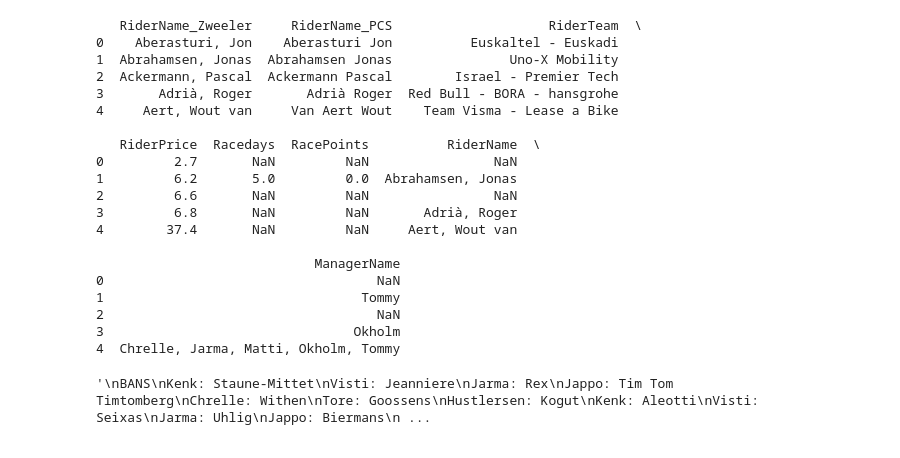
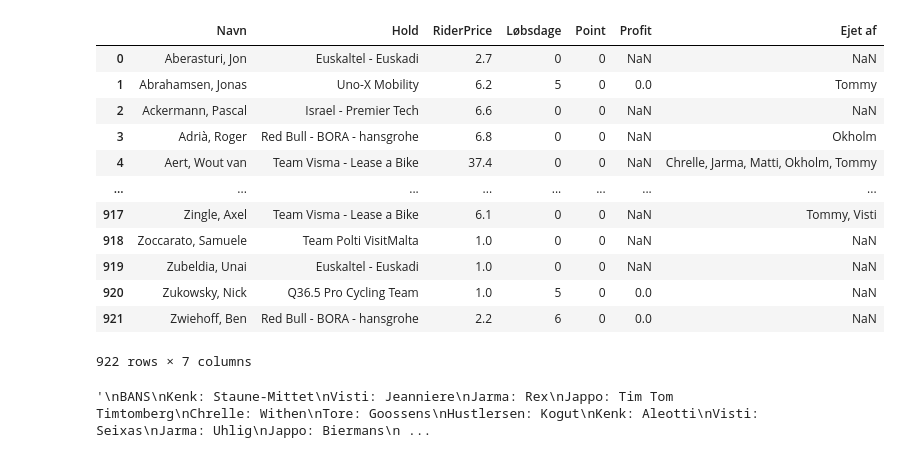
Before and after one commit to cccchhhhrrrr/cccchhhhrrrr.github.io, a Jupyter notebook: datamaker.ipynb, the cells around one changed output. Saved outputs shown, nothing was run; the diff lists cells and outputs as text; code cells hidden in the pictures.

```diff
--- a/datamaker.ipynb
+++ b/datamaker.ipynb
@@ -57,46 +58,62 @@ RIDER_RACEDAYS = RIDER_RACEDAYS.groupby(["RiderName_Zweeler"])["RiderName_Zweele
 # %%
 RIDER_OUTPUT = RIDERS
 
 RIDER_OUTPUT = pd.merge(RIDER_OUTPUT, RIDER_RACEDAYS, how = "left", left_on = ["RiderName_Zweeler"], right_on = ["RiderName_Zweeler"])
 RIDER_OUTPUT = pd.merge(RIDER_OUTPUT, RIDER_POINTS, how = "left", left_on = ["RiderName_Zweeler"], right_on = ["RiderName_Zweeler"])
 RIDER_OUTPUT = pd.merge(RIDER_OUTPUT, RIDERS_OWNED_BY, how = "left", left_on = ["RiderName_Zweeler"], right_on = ["RiderName"])
 
+def ppm(points, millions):
+    if math.isnan(points):
+        return 0
+    else:
+        return round(points / millions, 2)
 
+def float_to_int(row):
+    if math.isnan(row):
+        return 0
+    else:
+        return int(row)
 
-RIDER_OUTPUT["PPM"] =
+RIDER_OUTPUT["PPM"] = RIDER_OUTPUT.apply(lambda row: ppm(row["RacePoints"], row["RiderPrice"]), axis = 1)
+RIDER_OUTPUT["RacePoints"] = RIDER_OUTPUT.apply(lambda row: float_to_int(row["RacePoints"]), axis = 1)
+RIDER_OUTPUT["Racedays"] = RIDER_OUTPUT.apply(lambda row: float_to_int(row["Racedays"]), axis = 1)
+
+RIDER_OUTPUT = RIDER_OUTPUT[["RiderName_Zweeler", "RiderTeam", "RiderPrice", "Racedays", "RacePoints", "PPM", "ManagerName"]]
+
+RIDER_OUTPUT.rename(columns = {
+    "RiderName_Zweeler": "Navn",
+    "RiderTeam": "Hold",
+    "Racedays": "Løbsdage",
+    "RacePoints": "Point",
+    "PPM": "Profit",
+    "ManagerName": "Ejet af"
+})
 
 # CREATE TABLE CONSISTING OF:
 # RIDERNAME
 # RIDERTEAM
 # RACEDAYS TOTAL (Number from PCS)
 # RACEDAYS IN GAME (NUmber of stages incl. DNF/DNS, excluding TTT and GC)
 # Points 2025 (calculated)
 # Points 2024 (calculated)
 # PPM 2025 (calculated)
 # Picked by number in game (need to scrape from Zweeler)
 # Cheapo eligible (<= 2.5 + not banned)
 # Managers owning
 # %% [output]
+|  | Navn | Hold | RiderPrice | Løbsdage | Point | Profit | Ejet af |
+| 0 | Aberasturi, Jon | Euskaltel - Euskadi | 2.7 | 0 | 0 | NaN | NaN |
+| 1 | Abrahamsen, Jonas | Uno-X Mobility | 6.2 | 5 | 0 | 0.0 | Tommy |
+| 2 | Ackermann, Pascal | Israel - Premier Tech | 6.6 | 0 | 0 | NaN | NaN |
+| 3 | Adrià, Roger | Red Bull - BORA - hansgrohe | 6.8 | 0 | 0 | NaN | Okholm |
+| 4 | Aert, Wout van | Team Visma - Lease a Bike | 37.4 | 0 | 0 | NaN | Chrelle, Jarma, Matti, Okholm, Tommy |
+| ... | ... | ... | ... | ... | ... | ... | ... |
+| 917 | Zingle, Axel | Team Visma - Lease a Bike | 6.1 | 0 | 0 | NaN | Tommy, Visti |
+| 918 | Zoccarato, Samuele | Team Polti VisitMalta | 1.0 | 0 | 0 | NaN | NaN |
+| 919 | Zubeldia, Unai | Euskaltel - Euskadi | 1.0 | 0 | 0 | NaN | NaN |
+| 920 | Zukowsky, Nick | Q36.5 Pro Cycling Team | 1.0 | 5 | 0 | 0.0 | NaN |
+| 921 | Zwiehoff, Ben | Red Bull - BORA - hansgrohe | 2.2 | 6 | 0 | 0.0 | NaN |
-   RiderName_Zweeler     RiderName_PCS                    RiderTeam  \
-0    Aberasturi, Jon    Aberasturi Jon          Euskaltel - Euskadi
-1  Abrahamsen, Jonas  Abrahamsen Jonas               Uno-X Mobility
-2  Ackermann, Pascal  Ackermann Pascal        Israel - Premier Tech
-3       Adrià, Roger       Adrià Roger  Red Bull - BORA - hansgrohe
-4     Aert, Wout van     Van Aert Wout    Team Visma - Lease a Bike
-
-   RiderPrice  Racedays  RacePoints          RiderName  \
-0         2.7       NaN         NaN                NaN
-1         6.2       5.0         0.0  Abrahamsen, Jonas
-2         6.6       NaN         NaN                NaN
-3         6.8       NaN         NaN       Adrià, Roger
-4        37.4       NaN         NaN     Aert, Wout van
-
-                            ManagerName
-0                                   NaN
-1                                 Tommy
-2                                   NaN
-3                                Okholm
-4  Chrelle, Jarma, Matti, Okholm, Tommy
+922 rows × 7 columns
 # %%
 """
 BANS
```
Also changed, not shown: parts of 2 cells of this notebook, 1 other file.
